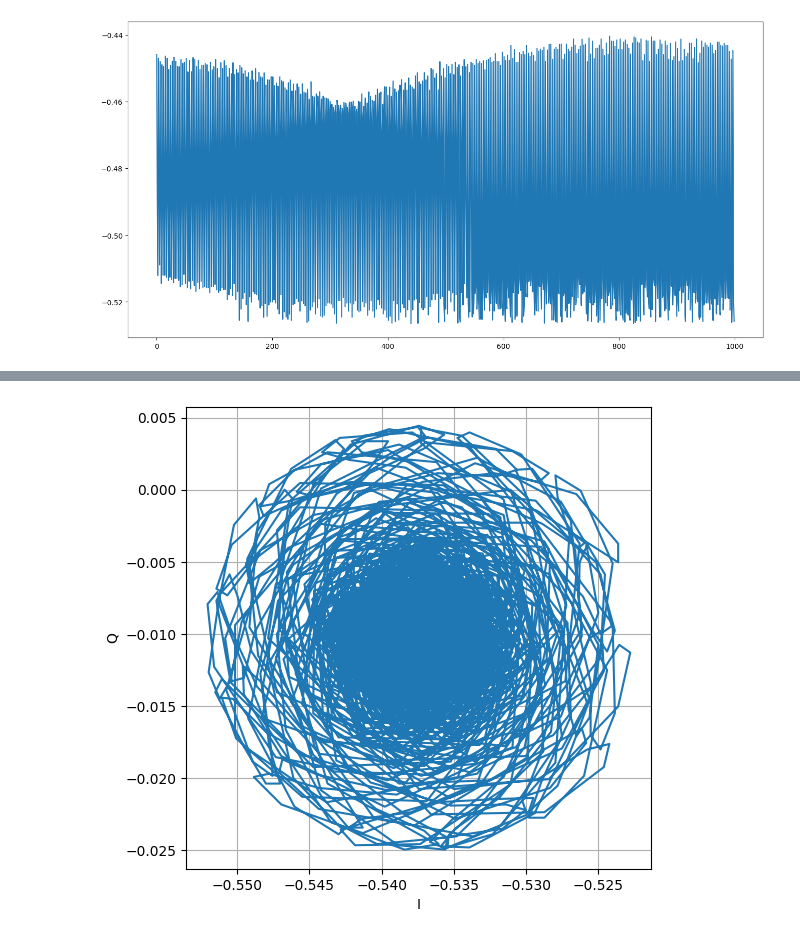
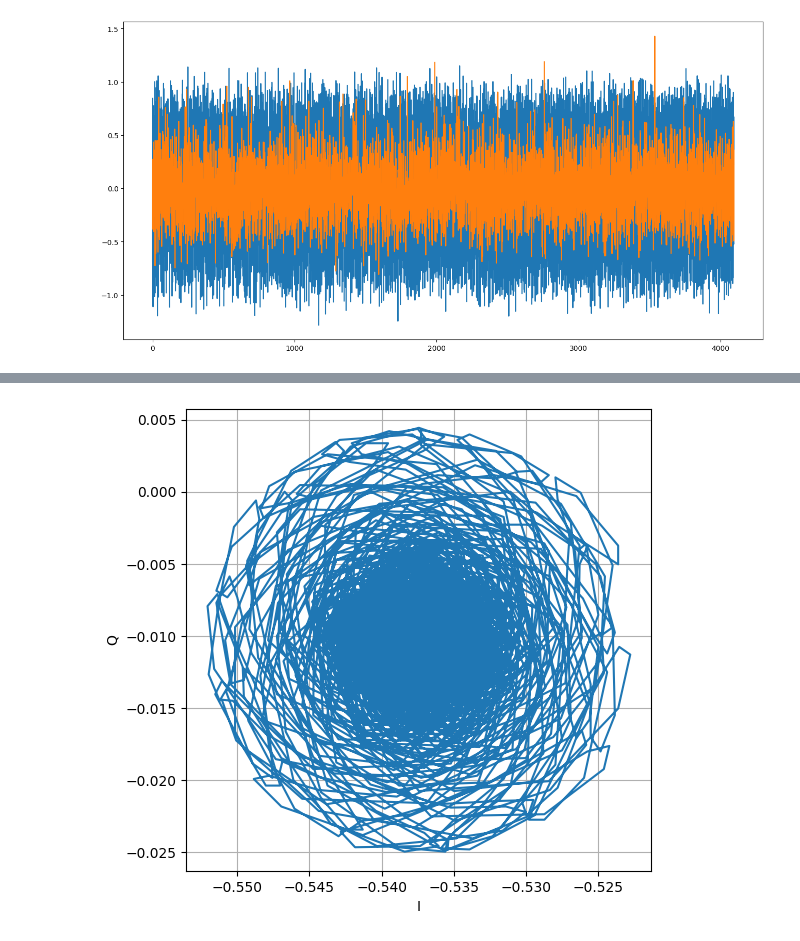
Before and after one commit to Duanyll/h743framework, a Jupyter notebook: SignalNet/view_data.ipynb, the cells around one changed output, grey strips where cells are left out. Cells and saved outputs as stored; diff of their text form; code cells hidden in the pictures.

```diff
--- a/SignalNet/view_data.ipynb
+++ b/SignalNet/view_data.ipynb
@@ -18,7 +18,7 @@ def open_serial():
         com.close()
     com = serial.Serial(
         port=com_port,
-        baudrate=115200,
+        baudrate=115200*4,
         bytesize=8,
         timeout=2,
         parity=serial.PARITY_NONE,
@@ -40,7 +40,6 @@ def read_time_data(channels, points, sample_rate):
     com.write(channels.to_bytes(1, "little"))
     com.write(points.to_bytes(4, "little"))
     com.write(sample_rate.to_bytes(4, "little"))
-    com.write(b"\n")
     com.flush()
     head = com.read_until(b"\xff\xff\xff\xff")
     if head != b"\xff\xff\xff\xff":
@@ -52,22 +51,6 @@ def read_time_data(channels, points, sample_rate):
     arr = rearrange(arr, "(n ch) -> ch n", ch=channel_count)
     return arr
 
-def read_iq_test(points, sample_rate):
-    com.write(b"\x03")
-    # 4 bytes for sample points
-    # 4 bytes for sample rate
-    com.write(points.to_bytes(4, "little"))
-    com.write(sample_rate.to_bytes(4, "little"))
-    com.write(b"\xff\xff\xff")
-    com.flush()
-    head = com.read_until(b"\xff\xff\xff\xff")
-    if head != b"\xff\xff\xff\xff":
-        com.close()
-        raise ValueError("Read timeout, invalid header")
-    buf = com.read(3 * 8)
-    arr = np.frombuffer(buf, dtype=np.float64)
-    return arr
-
 
 def plot_spectrum(data, points, sample_rate):
     data = data - np.mean(data)
@@ -77,10 +60,11 @@ def plot_spectrum(data, points, sample_rate):
     plt.plot(freq[:points//2], amp[:points//2])
     print(f"Peak frequency: {np.abs(freq[np.argmax(amp)])}")
 
-def set_frequency(freq):
-    com.write(b"\x02")
-    com.write(freq.to_bytes(4, "little"))
-    com.write(b"\xff\xff\xff")
+def set_frequency(freq0, freq2, power):
+    com.write(b"\x03")
+    com.write(int(freq0).to_bytes(4, "little"))
+    com.write(int(freq2).to_bytes(4, "little"))
+    com.write(int(power).to_bytes(1, "little"))
     com.flush()
 
 def reverse_Bits(n, no_of_bits):
@@ -93,15 +82,15 @@ def reverse_Bits(n, no_of_bits):
 # %%
-open_serial()
+# open_serial()
 # set_frequency(42_900_000)
-sample_rate = 300000
-points = 1000
-data = read_time_data(0b0001, points, sample_rate).copy()
+sample_rate = 40960
+points = 4096
+data = read_time_data(0b0011, points, sample_rate).copy()
 # data = reverse_Bits(data.copy(), 16)
 # data = (reverse_Bits((data & 0xff00) >> 8, 8) << 8) | (data & 0xff)
 data = data * 2.5 / 32768
 plt.figure(figsize=(16, 8))
-for i in range(1):
+for i in range(2):
     plt.plot(data[i])
 plt.show()
 # %% [output]
-[figure, old version]
+[figure, new version]
```
Also changed, not shown: parts of 4 cells of this notebook, 11 other files.
